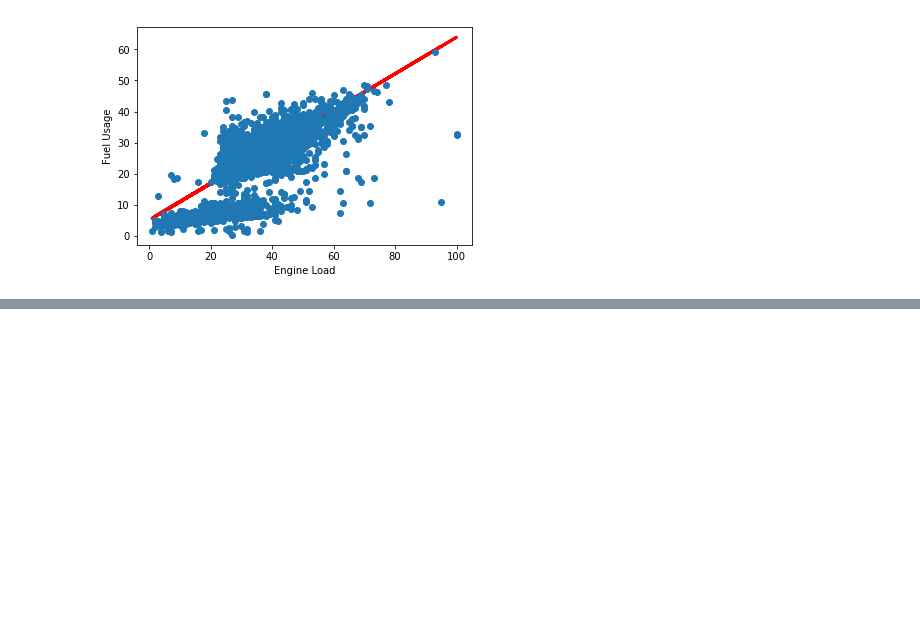
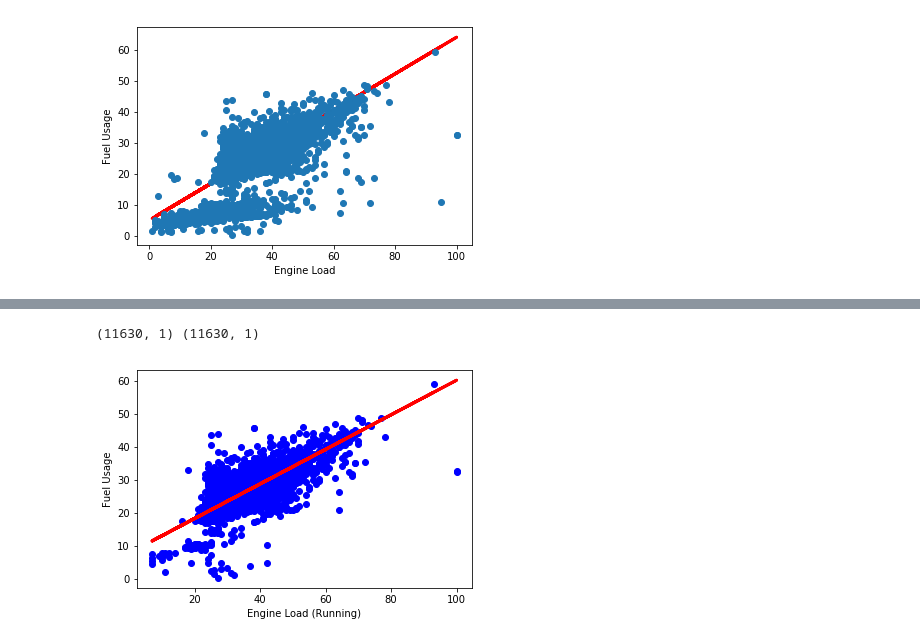
Before and after one commit to GauriShah/ConcertIoT, a Jupyter notebook: ElFuAnalysis.ipynb, the cells around one changed output, grey strips where cells are left out. Saved outputs shown, nothing was run; the diff lists cells and outputs as text; code cells hidden in the pictures; blank space fills up the shorter version.

Commit message:
Added piece-wise linear regressionf or EL-FU Analysis.

```diff
--- a/ElFuAnalysis.ipynb
+++ b/ElFuAnalysis.ipynb
@@ -252,0 +290,3 @@ show(p1)
+# %%
+merged_run_df = merged_df.loc[merged_df['EngineSpeed'] >= 1375]
+merged_run_df.head()
@@ -252,0 +300,17 @@ show(p1)
+# %%
+X2 = np.matrix(merged_run_df['EngineLoad'].values).T
+y2 = np.matrix(merged_run_df['FuelUsage'].values).T
+print(X2.shape, y2.shape)
+
+regr = linear_model.LinearRegression()
+regr.fit(X2, y2)
+
+plt.scatter(X2, y2, color='blue')
+plt.plot(X2, regr.predict(X2), color='red', linewidth=3)
+
+plt.xlabel('Engine Load (Running)')
+plt.ylabel('Fuel Usage')
+plt.show()
+# %% [output]
+(11630, 1) (11630, 1)
+[figure, added]
```
Also changed, not shown: parts of 31 cells of this notebook.
